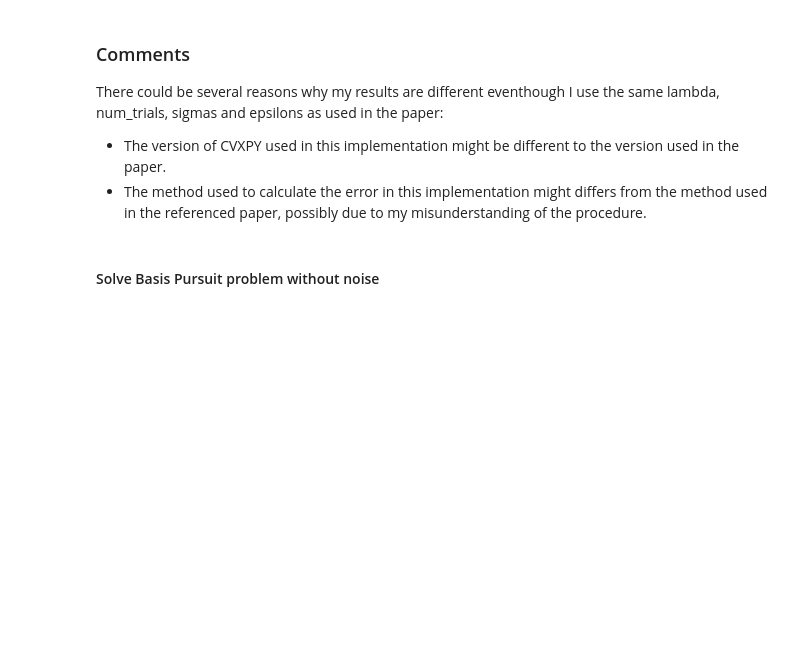
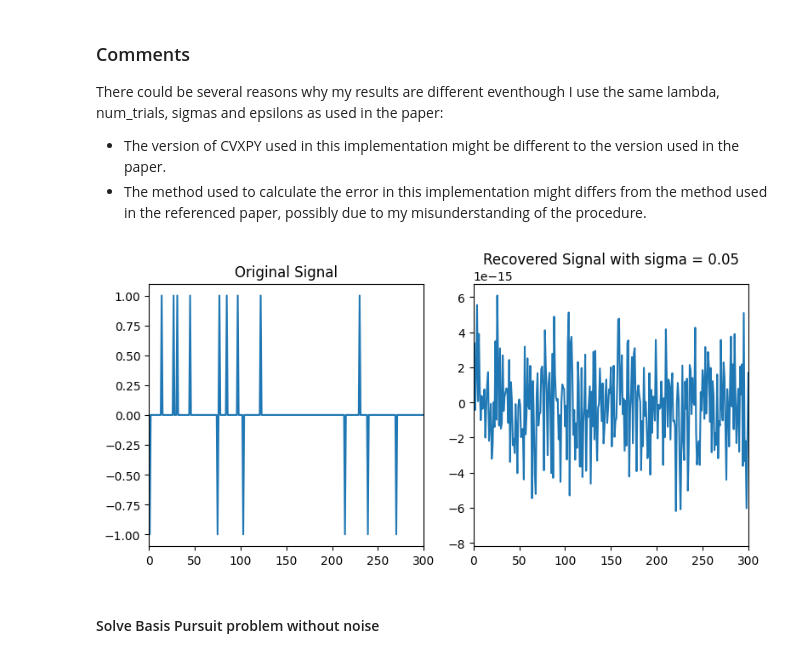
Before and after one commit to JOANNELUNA/COMP0114-Inverse-Problems-in-Imaging, a Jupyter notebook: CW3/18145399_CW3.ipynb, the cells around one changed output. Saved outputs shown, nothing was run; the diff lists cells and outputs as text; code cells hidden in the pictures; blank space fills up the shorter version.

```diff
--- a/CW3/18145399_CW3.ipynb
+++ b/CW3/18145399_CW3.ipynb
@@ -122,6 +124,49 @@ There could be several reasons why my results are different eventhough I use the
 
 * The version of CVXPY used in this implementation might be different to the version used in the paper.
 * The method used to calculate the error in this implementation might differs from the method used in the referenced paper, possibly due to my misunderstanding of the procedure.
+# %%
+# Generate the recovered signal
+sigma = 0.05
+for j in range(num_trials):
+    # Generate sparse 1D signals f0 with 50 nonzero components
+    f0 = np.zeros(m) # 1024
+    np.random.seed(0)
+    indices = np.random.choice(m, k, replace=False)
+    f0[indices] = np.random.choice([-1, 1], k)
+
+    # Generate error e with desired mean and standard deviation
+    mean_chi2 = sigma**2 * n  # mean of chi-square distribution
+    std_chi2 = sigma**2 * np.sqrt(2*n)  # standard deviation of chi-square distribution
+    e = np.random.randn(n) * sigma
+    e_norm2 = np.linalg.norm(e)**2
+    e *= np.sqrt(mean_chi2 / e_norm2)
+
+    # Normalize e to have desired mean and standard deviation of chi-square distribution
+    e_norm2 = np.linalg.norm(e)**2
+    e *= np.sqrt(mean_chi2 / e_norm2)
+    e *= std_chi2 / np.sqrt(e_norm2)
+
+    # Solve Basis Pursuit Denoising problem
+    epsilon = np.sqrt(sigma**2 * (n + lam*np.sqrt(2*n)))
+
+    f = cp.Variable(m)
+    objective = cp.Minimize(cp.norm(f, 1))
+    constraints = [cp.norm(A @ f - A @ f0 - e, 2) <= epsilon]
+    prob = cp.Problem(objective, constraints)
+    prob.solve(solver=cp.ECOS)
+
+# Plot original and recovered signals
+fig, axs = plt.subplots(1, 2, figsize=(8, 4))
+axs[0].plot(f0)
+axs[0].set_title('Original Signal')
+axs[0].set_xlim([0, n])
+axs[1].plot(f.value)
+axs[1].set_title('Recovered Signal with sigma = {}'.format(sigma))
+axs[1].set_xlim([0, n])
+plt.tight_layout()
+plt.show()
+# %% [output]
+[figure, added]
 # %% [markdown]
 #### Solve Basis Pursuit problem without noise
 # %%
```
Also changed, not shown: parts of 2 cells of this notebook, 2 other files.
